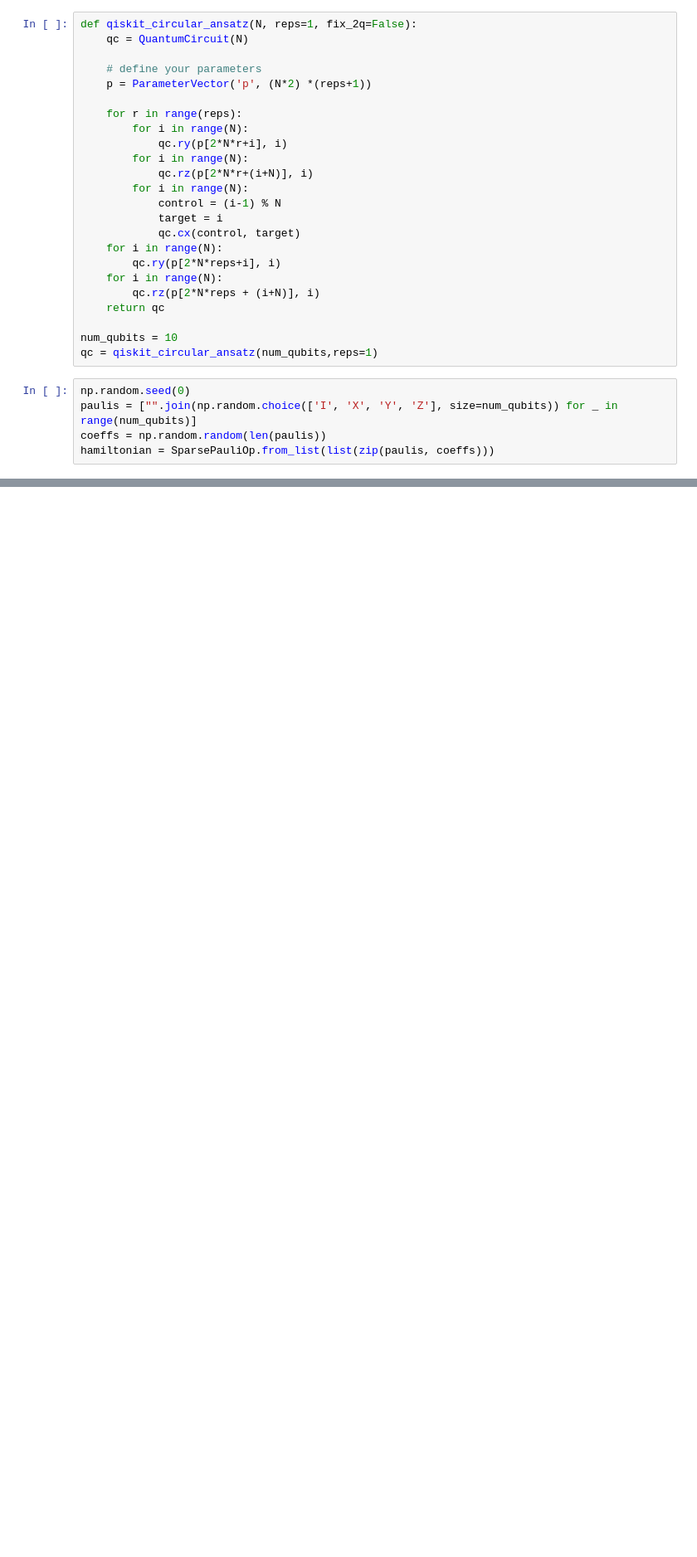
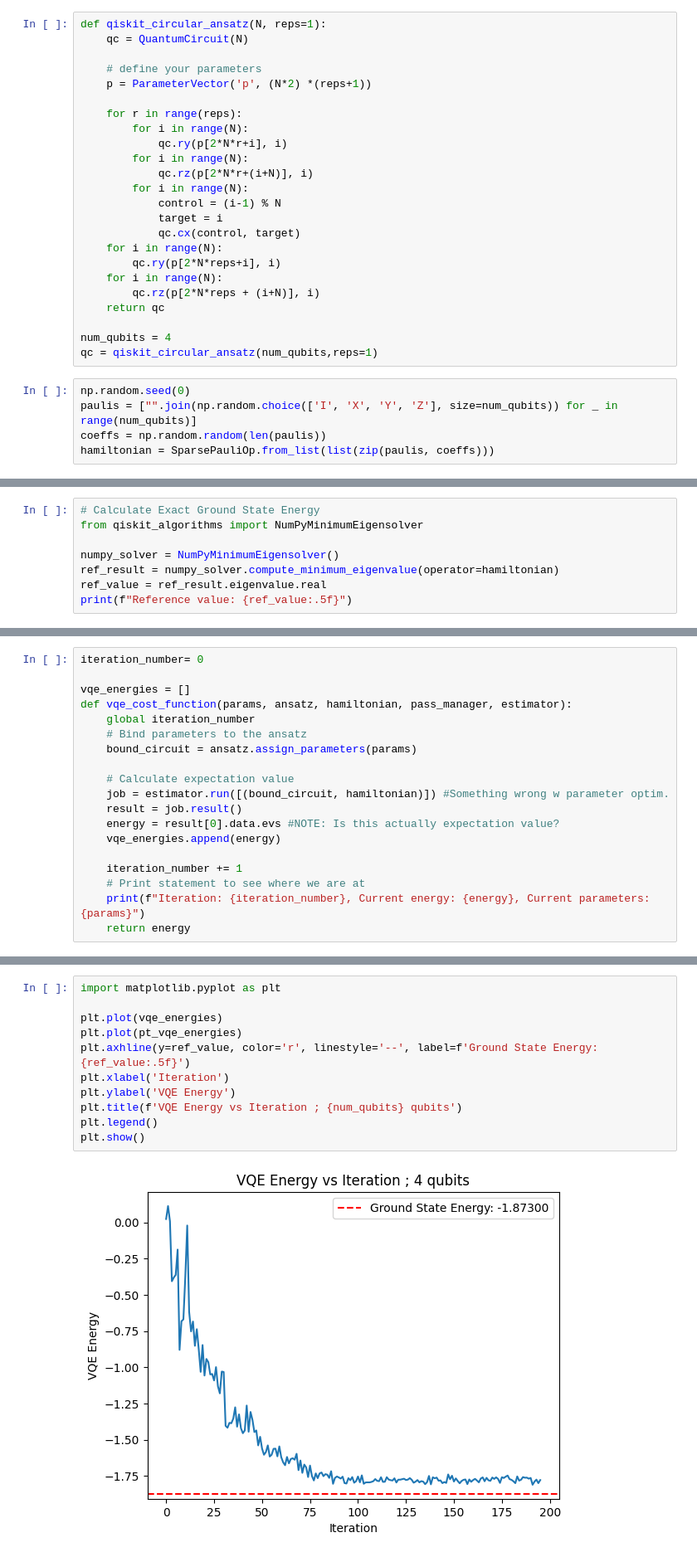
Before and after one commit to d-bharadwaj/clapton, a Jupyter notebook: examples/PT_PM_VQE.ipynb, the cells around one changed output, grey strips where cells are left out. Shown: that part at 83% size. Cells and saved outputs as stored; diff of their text form; blank space fills up the shorter version.

```diff
--- a/examples/PT_PM_VQE.ipynb
+++ b/examples/PT_PM_VQE.ipynb
@@ -91,7 +93,7 @@ class PauliTwirl(TransformationPass):
 
         return dag
 # %%
-def qiskit_circular_ansatz(N, reps=1, fix_2q=False):
+def qiskit_circular_ansatz(N, reps=1):
     qc = QuantumCircuit(N)
 
     # define your parameters
@@ -112,7 +114,7 @@ def qiskit_circular_ansatz(N, reps=1, fix_2q=False):
         qc.rz(p[2*N*reps + (i+N)], i)
     return qc
 
-num_qubits = 10
+num_qubits = 4
 qc = qiskit_circular_ansatz(num_qubits,reps=1)
 # %%
 np.random.seed(0)
@@ -135,0 +131,8 @@ initial_params = np.random.random(qc.num_parameters)
+# %%
+# Calculate Exact Ground State Energy
+from qiskit_algorithms import NumPyMinimumEigensolver
+
+numpy_solver = NumPyMinimumEigensolver()
+ref_result = numpy_solver.compute_minimum_eigenvalue(operator=hamiltonian)
+ref_value = ref_result.eigenvalue.real
+print(f"Reference value: {ref_value:.5f}")
@@ -178 +205,20 @@ estimator = Estimator()
+# %%
+iteration_number= 0
+
+vqe_energies = []
+def vqe_cost_function(params, ansatz, hamiltonian, pass_manager, estimator):
+    global iteration_number
+    # Bind parameters to the ansatz
+    bound_circuit = ansatz.assign_parameters(params)
+
+    # Calculate expectation value
+    job = estimator.run([(bound_circuit, hamiltonian)]) #Something wrong w parameter optim.
+    result = job.result()
+    energy = result[0].data.evs #NOTE: Is this actually expectation value?
+    vqe_energies.append(energy)
+
+    iteration_number += 1
+    # Print statement to see where we are at
+    print(f"Iteration: {iteration_number}, Current energy: {energy}, Current parameters: {params}")
+    return energy
 # %%
@@ -202,0 +261,13 @@ Optimal parameters: [1.15896958 0.11037514 0.65632959 1.13818295 0.19658236 0.36
+# %%
+import matplotlib.pyplot as plt
+
+plt.plot(vqe_energies)
+plt.plot(pt_vqe_energies)
+plt.axhline(y=ref_value, color='r', linestyle='--', label=f'Ground State Energy: {ref_value:.5f}')
+plt.xlabel('Iteration')
+plt.ylabel('VQE Energy')
+plt.title(f'VQE Energy vs Iteration ; {num_qubits} qubits')
+plt.legend()
+plt.show()
+# %% [output]
+[figure, added]
```
Also changed, not shown: parts of 9 cells of this notebook, 2 other files.
